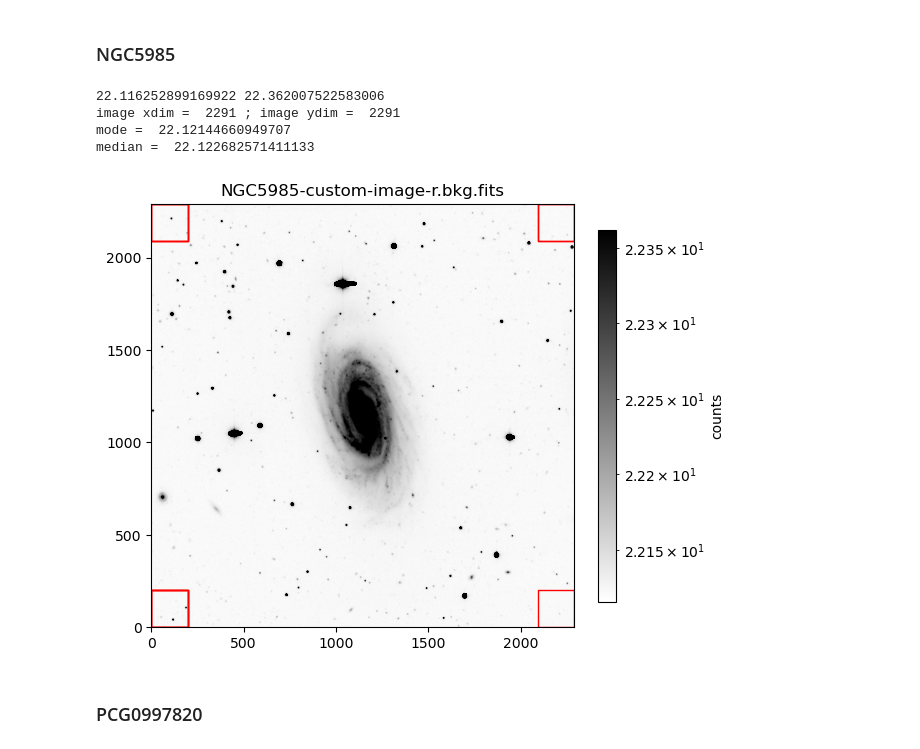
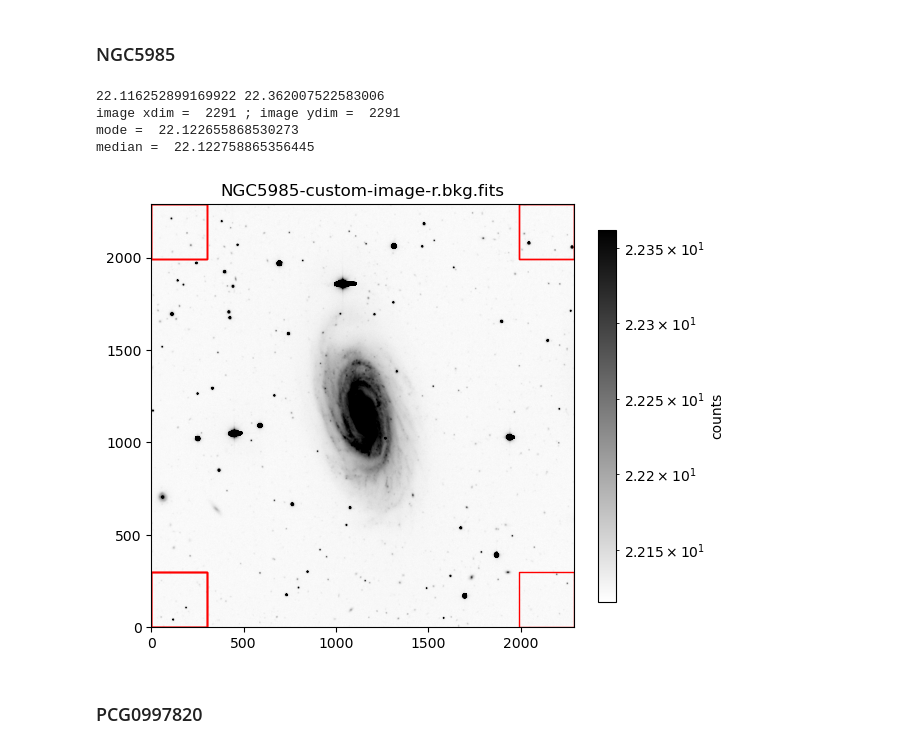
Before and after one commit to RyanNease/SurfacePhotometry_student, a Jupyter notebook: surface_photometry_student.ipynb, the cells around one changed output. Saved outputs shown, nothing was run; the diff lists cells and outputs as text; code cells hidden in the pictures.

```diff
--- a/surface_photometry_student.ipynb
+++ b/surface_photometry_student.ipynb
@@ -244,24 +244,24 @@ median =  5.349852085113525
 # %%
 #*******************
 #write your code here
 galname = 'NGC5985'
 imname[galname] = 'NGC5985-custom-image-r.bkg.fits'
 fig,ax = plt.subplots(figsize=(6,6))
 
 
 data[galname],header[galname] = fits.getdata(imname[galname], header=True)
 
 #the size of the background squares
-bkgdim[galname]= 200
+bkgdim[galname]= 300
 
 bkgmode[galname],bkgmed[galname] = bkgregplot(
     data[galname], header[galname], imname[galname], bkgdim[galname], fig, ax)
 # %% [output]
 22.116252899169922 22.362007522583006
 image xdim =  2291 ; image ydim =  2291
-mode =  22.12144660949707
-median =  22.122682571411133
+mode =  22.122655868530273
+median =  22.122758865356445
-[figure, old version]
+[figure, new version]
 # %% [markdown]
 ### PCG0997820
 # %%
```
Also changed, not shown: parts of 12 cells of this notebook.
